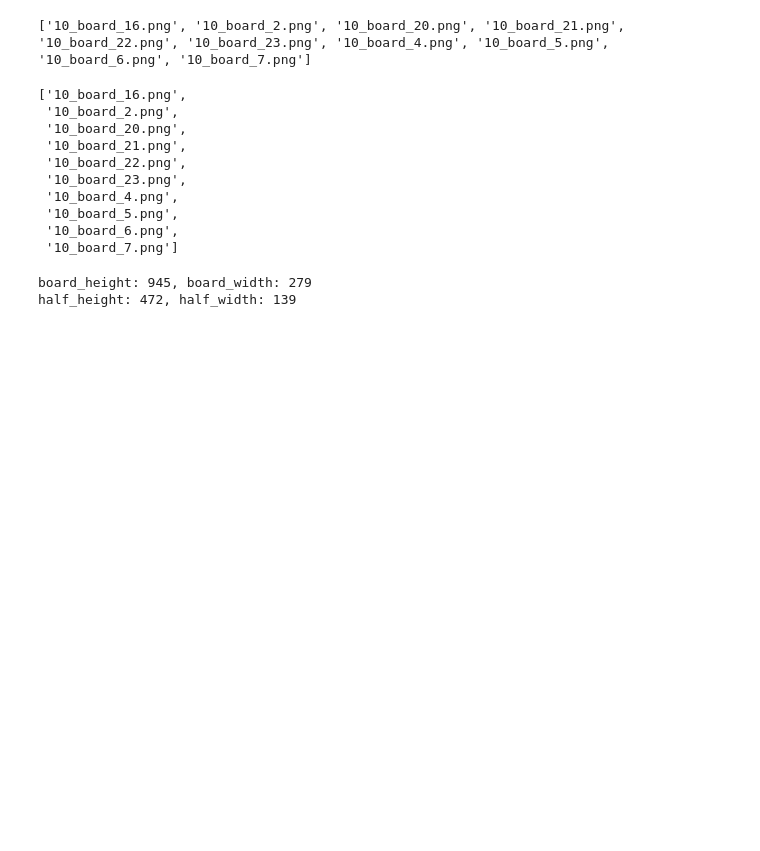
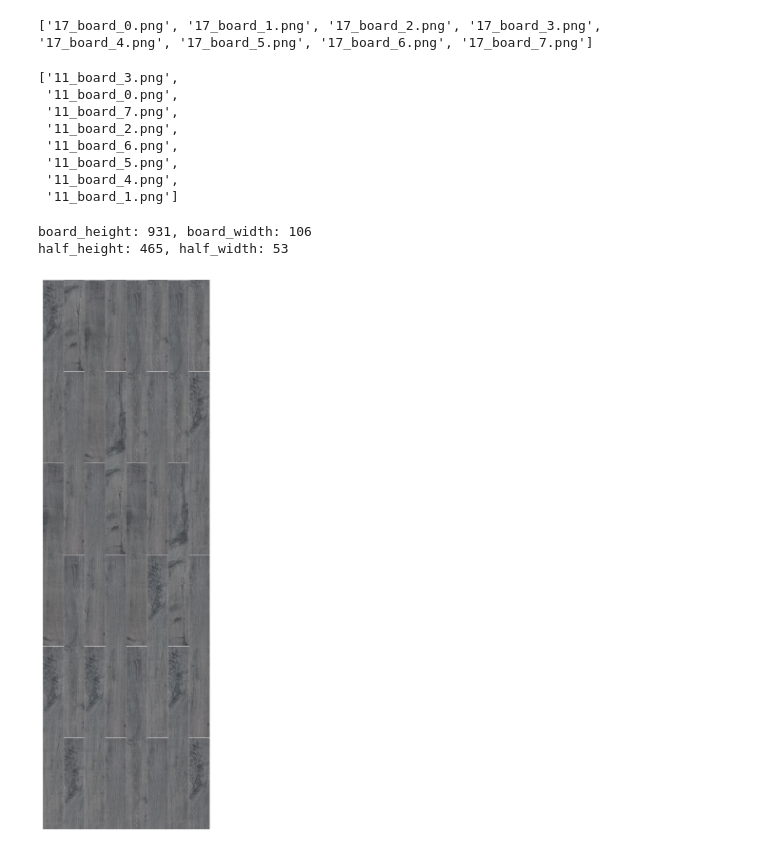
Before and after one commit to Zaurall/GAI_floor_coverings, a Jupyter notebook: experiments/Parquet_connector.ipynb, the cells around one changed output. Saved outputs shown, nothing was run; the diff lists cells and outputs as text; code cells hidden in the pictures; blank space fills up the shorter version.

Commit message:
Changed paths

```diff
--- a/experiments/Parquet_connector.ipynb
+++ b/experiments/Parquet_connector.ipynb
@@ -1,11 +1,10 @@
 # %%
 import os
 import re
-import time
 from collections import defaultdict
 
 # Path to your folder
-folder_path = "../data/laminate_boards/"
+folder_path = "../data/preprocessed/"
 
 boards = defaultdict(list)
 
@@ -21,12 +20,12 @@ result = [files for files in boards.values()]
 
 print(sorted(result[0]))
 # %% [output]
-['10_board_16.png', '10_board_2.png', '10_board_20.png', '10_board_21.png', '10_board_22.png', '10_board_23.png', '10_board_4.png', '10_board_5.png', '10_board_6.png', '10_board_7.png']
+['17_board_0.png', '17_board_1.png', '17_board_2.png', '17_board_3.png', '17_board_4.png', '17_board_5.png', '17_board_6.png', '17_board_7.png']
 # %%
 import random
 from PIL import Image
 
-folder_path = "../data/laminate_boards"
+folder_path = "../data/preprocessed"
 
 def get_image(board_group, folder_path):
     filename = os.path.join(folder_path, random.choice(board_group))
@@ -37,16 +36,14 @@ def get_image(board_group, folder_path):
 board_group = random.choice(result)
 board_group
 # %% [output]
-['10_board_16.png',
- '10_board_2.png',
- '10_board_20.png',
- '10_board_21.png',
- '10_board_22.png',
- '10_board_23.png',
- '10_board_4.png',
- '10_board_5.png',
- '10_board_6.png',
- '10_board_7.png']
+['11_board_3.png',
+ '11_board_0.png',
+ '11_board_7.png',
+ '11_board_2.png',
+ '11_board_6.png',
+ '11_board_5.png',
+ '11_board_4.png',
+ '11_board_1.png']
 # %%
 img = get_image(board_group, folder_path)
 
@@ -63,19 +60,24 @@ half_width = int(board_width / 2)
 print(f"board_height: {board_height}, board_width: {board_width}")
 print(f"half_height: {half_height}, half_width: {half_width}")
 # %% [output]
-board_height: 945, board_width: 279
-half_height: 472, half_width: 139
+board_height: 931, board_width: 106
+half_height: 465, half_width: 53
 # %%
-import time
-
+import matplotlib.pyplot as plt
 
 for col in range(0, pattern_width, board_width):
     for row in range(0, pattern_height+1, board_height):
         img = get_image(board_group, folder_path)
         if (col // board_width) % 2 == 1:
             pattern_image.paste(img, (col, row - board_height // 2))
         else:
             pattern_image.paste(img, (col, row))
 
-pattern_image.show()
+plt.figure(figsize=(10, 15))
+plt.imshow(pattern_image)
+plt.axis('off')
+plt.show()
+
 pattern_image.save("pattern_image.png")
+# %% [output]
+[figure, added]
```
Also changed, not shown: 1 other file.
